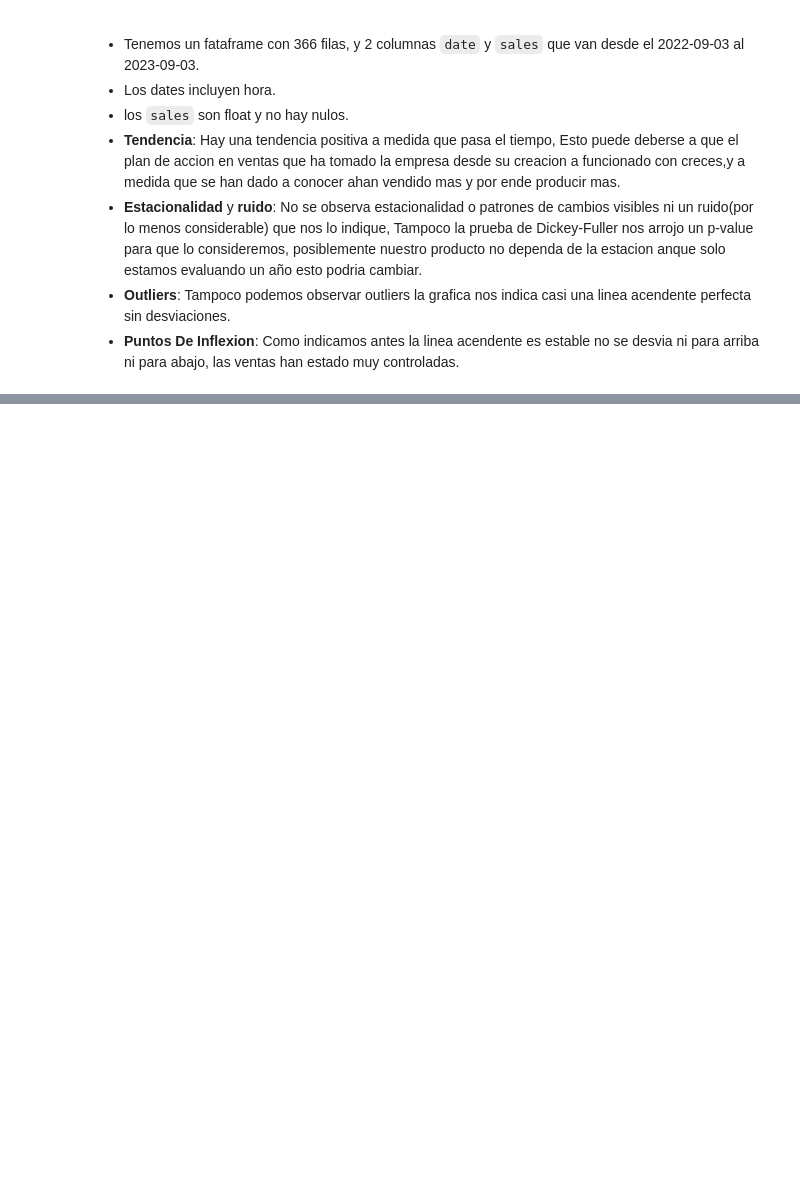
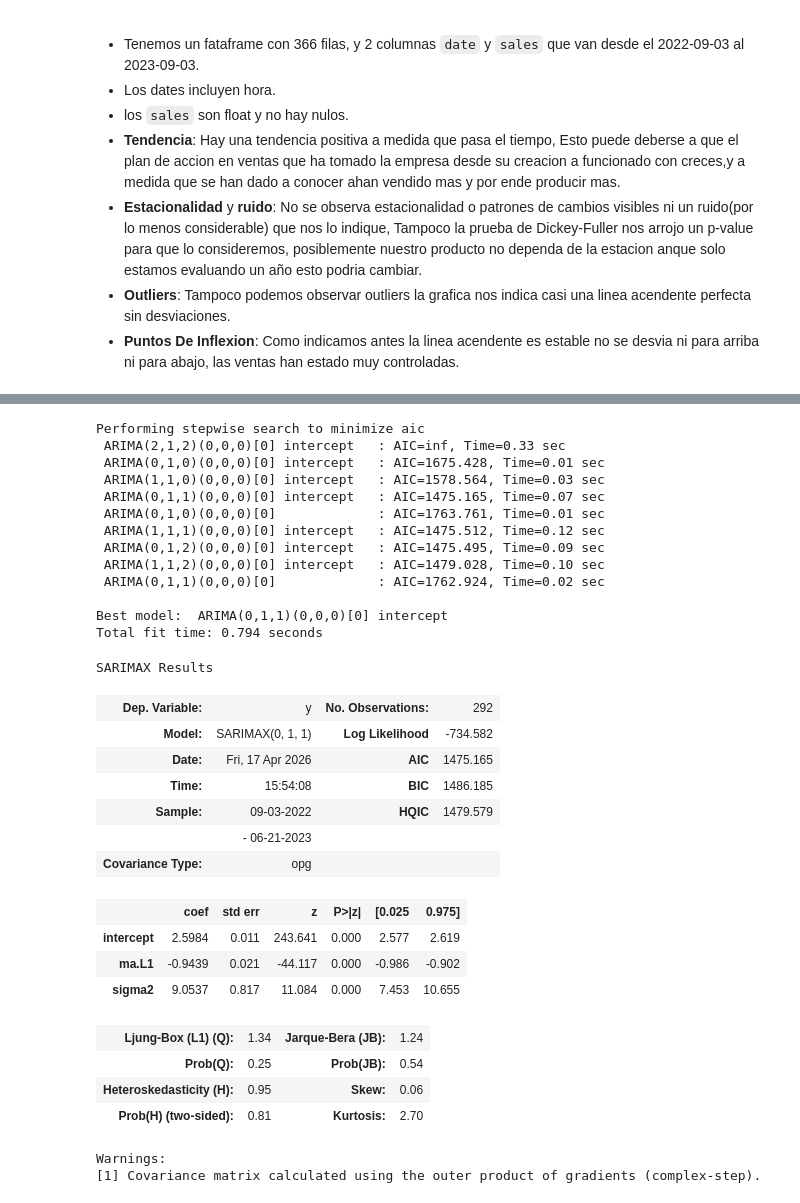
Before and after one commit to 4GeeksAcademy/andrupax94-intro-ml, a Jupyter notebook: src/10-time-series-forecasting-sales.ipynb, the cells around one changed output, grey strips where cells are left out. Cells and saved outputs as stored; diff of their text form; code cells hidden in the pictures; blank space fills up the shorter version.

```diff
--- a/src/10-time-series-forecasting-sales.ipynb
+++ b/src/10-time-series-forecasting-sales.ipynb
@@ -157,0 +158,37 @@ dtype: float64
+# %%
+#Declaramos y entrenamos el ARIMA con auto_arima
+model_arima = auto_arima(X_train["sales"], seasonal = False, trace = True)
+model_arima.fit(X_train["sales"])
+model_arima.summary()
+# %% [output]
+Performing stepwise search to minimize aic
+ ARIMA(2,1,2)(0,0,0)[0] intercept   : AIC=inf, Time=0.33 sec
+ ARIMA(0,1,0)(0,0,0)[0] intercept   : AIC=1675.428, Time=0.01 sec
+ ARIMA(1,1,0)(0,0,0)[0] intercept   : AIC=1578.564, Time=0.03 sec
+ ARIMA(0,1,1)(0,0,0)[0] intercept   : AIC=1475.165, Time=0.07 sec
+ ARIMA(0,1,0)(0,0,0)[0]             : AIC=1763.761, Time=0.01 sec
+ ARIMA(1,1,1)(0,0,0)[0] intercept   : AIC=1475.512, Time=0.12 sec
+ ARIMA(0,1,2)(0,0,0)[0] intercept   : AIC=1475.495, Time=0.09 sec
+ ARIMA(1,1,2)(0,0,0)[0] intercept   : AIC=1479.028, Time=0.10 sec
+ ARIMA(0,1,1)(0,0,0)[0]             : AIC=1762.924, Time=0.02 sec
+
+Best model:  ARIMA(0,1,1)(0,0,0)[0] intercept
+Total fit time: 0.794 seconds
+SARIMAX Results
+| Dep. Variable: | y | No. Observations: | 292 |
+| Model: | SARIMAX(0, 1, 1) | Log Likelihood | -734.582 |
+| Date: | Fri, 17 Apr 2026 | AIC | 1475.165 |
+| Time: | 15:54:08 | BIC | 1486.185 |
+| Sample: | 09-03-2022 | HQIC | 1479.579 |
+|  | - 06-21-2023 |  |  |
+| Covariance Type: | opg |  |  |
+|  | coef | std err | z | P>|z| | [0.025 | 0.975] |
+| intercept | 2.5984 | 0.011 | 243.641 | 0.000 | 2.577 | 2.619 |
+| ma.L1 | -0.9439 | 0.021 | -44.117 | 0.000 | -0.986 | -0.902 |
+| sigma2 | 9.0537 | 0.817 | 11.084 | 0.000 | 7.453 | 10.655 |
+| Ljung-Box (L1) (Q): | 1.34 | Jarque-Bera (JB): | 1.24 |
+| Prob(Q): | 0.25 | Prob(JB): | 0.54 |
+| Heteroskedasticity (H): | 0.95 | Skew: | 0.06 |
+| Prob(H) (two-sided): | 0.81 | Kurtosis: | 2.70 |
+Warnings:
+[1] Covariance matrix calculated using the outer product of gradients (complex-step).
```
Also changed, not shown: parts of 14 cells of this notebook, 1 other file.
